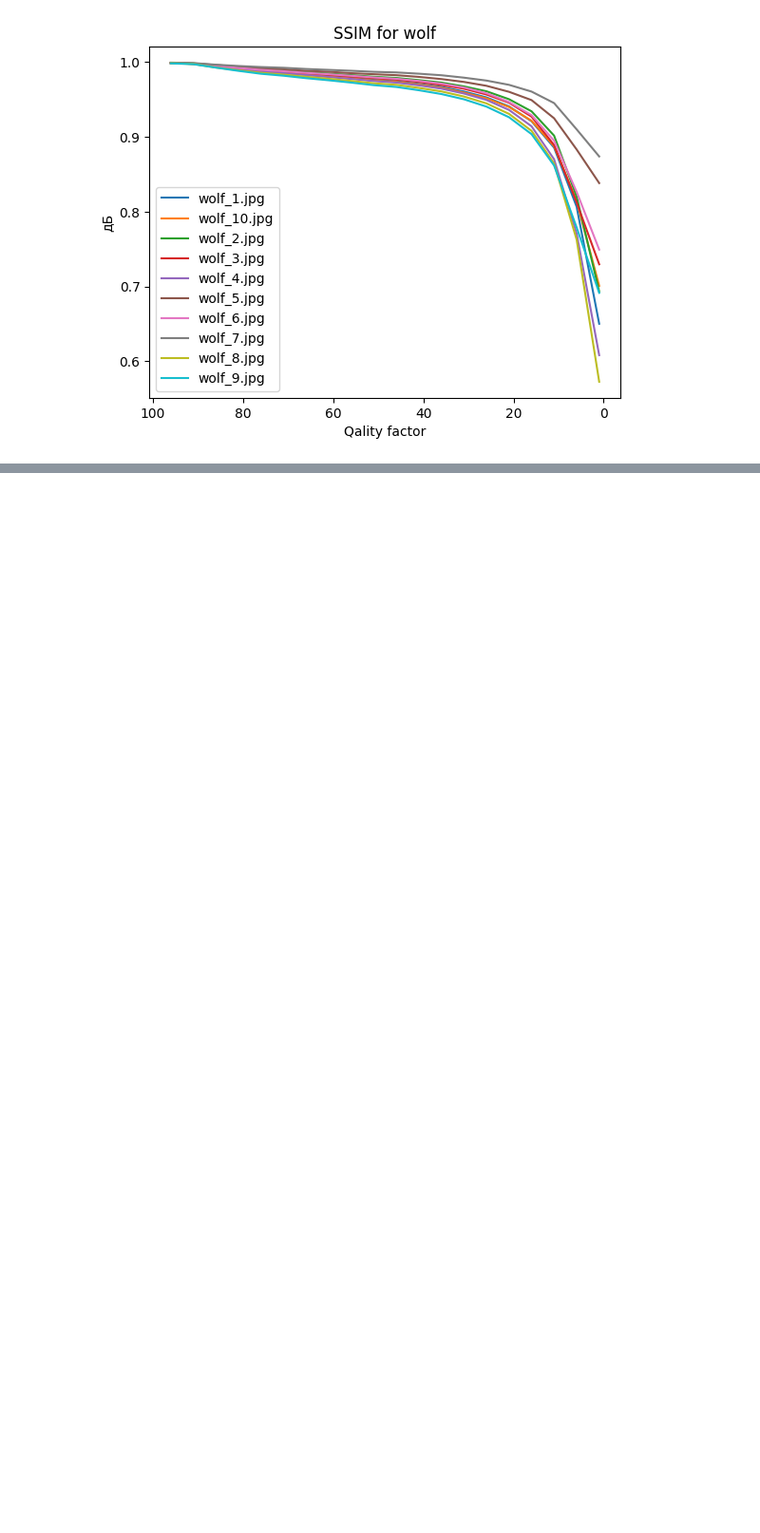
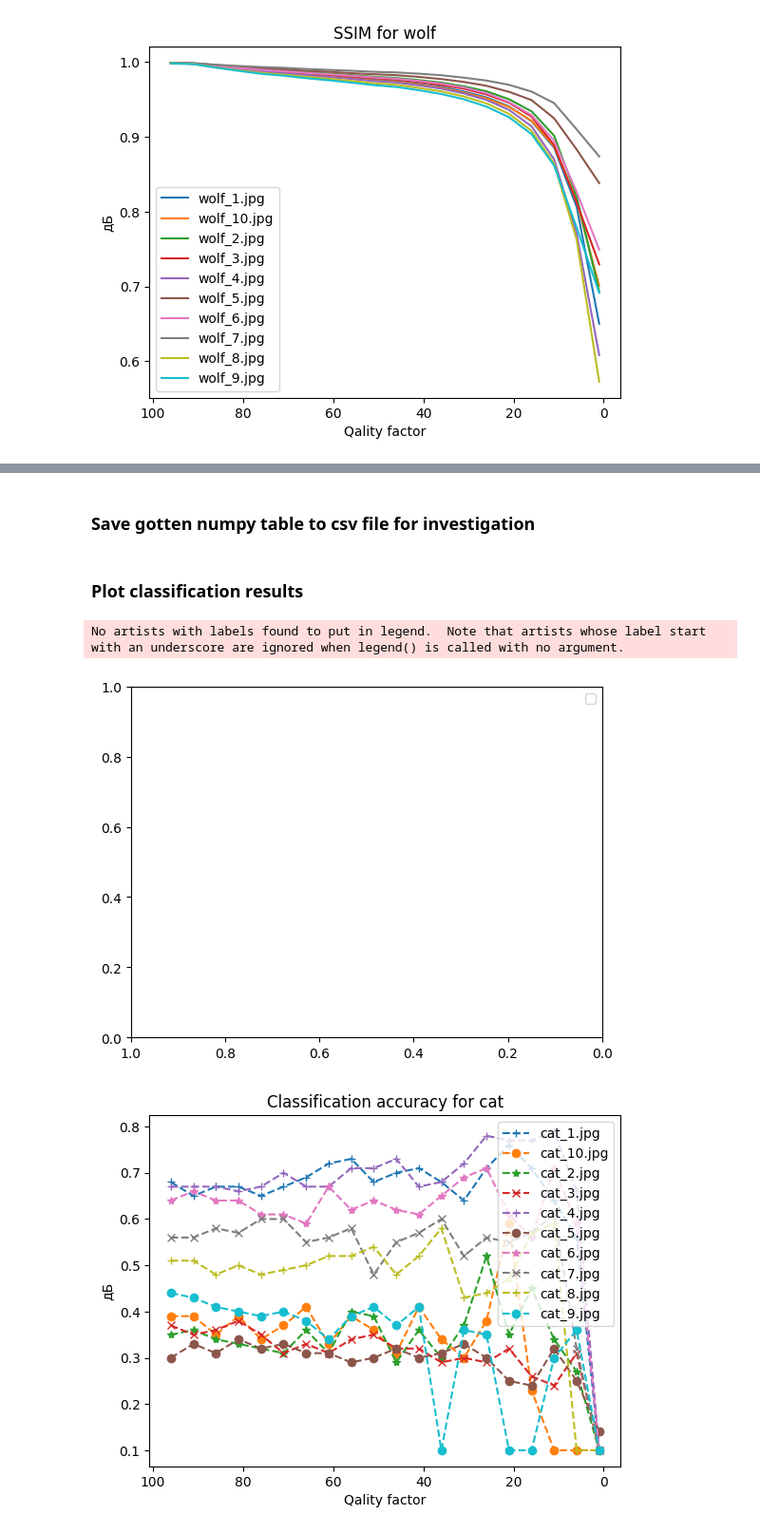
Before and after one commit to mbmoon/mobilen-compression-impact, a Jupyter notebook: MobileNet.ipynb, the cells around one changed output, grey strips where cells are left out. Shown at 95% size. Saved outputs shown, nothing was run; the diff lists cells and outputs as text; code cells hidden in the pictures; blank space fills up the shorter version.

```diff
--- a/MobileNet.ipynb
+++ b/MobileNet.ipynb
@@ -397,0 +483,2 @@ No artists with labels found to put in legend.  Note that artists whose label st
+# %% [markdown]
+### Save gotten numpy table to csv file for investigation
@@ -397,0 +489,59 @@ No artists with labels found to put in legend.  Note that artists whose label st
+# %% [markdown]
+### Plot classification results
+# %%
+qf_label = NET_array[0, 1]
+image_label = NET_array[2, 0]
+class_list = []
+
+markers_list = ['+', 'o', '*', 'x']
+
+markers_loop = cycle(markers_list)
+
+for i in range(2, len(NET_array[2:, 0])+2):
+    image_label = NET_array[i, 0]
+    if image_label.split('_')[0] not in class_list:
+        class_list.append(image_label.split('_')[0])
+
+        plt.gca().invert_xaxis()
+        plt.legend()
+        plt.show()
+
+        # first image
+        x = NET_array[1, 1:].astype(float)
+        y = NET_array[i, 1:].astype(float)
+
+        cubic_interpolation_model = interp1d(x, y, kind = "cubic")
+
+        # Plotting the Graph
+        X_=np.linspace(x.min(), x.max(), 20)
+        Y_=cubic_interpolation_model(X_)
+
+        plt.title(f"Classification accuracy for {image_label.split('_')[0]}")
+        plt.xlabel("Qality factor")
+        plt.ylabel("Probability")
+        #plt.plot(X_,Y_, 'x', linestyle = '--', label = image_label)
+        plt.plot(x,y, marker = next(markers_loop), linestyle = '--', label = image_label)
+    elif image_label.split('_')[0] in class_list:
+        x = NET_array[1, 1:].astype(float)
+        y = NET_array[i, 1:].astype(float)
+
+        cubic_interpolation_model = interp1d(x, y, kind = "cubic")
+
+        # Plotting the Graph
+        X_=np.linspace(x.min(), x.max(), 20)
+        Y_=cubic_interpolation_model(X_)
+
+        plt.title(f"Classification accuracy for {image_label.split('_')[0]}")
+        plt.xlabel("Qality factor")
+        plt.ylabel("дБ")
+        #plt.plot(X_,Y_, 'x', linestyle = '--', label = image_label)
+        plt.plot(x,y, marker = next(markers_loop), linestyle = '--', label = image_label)
+
+# Last group of graphs
+plt.gca().invert_xaxis()
+plt.legend()
+plt.show()
+# %% [output]
+No artists with labels found to put in legend.  Note that artists whose label start with an underscore are ignored when legend() is called with no argument.
+[figure, added]
+[figure, added]
```
Also changed, not shown: parts of 14 cells of this notebook, 1 other file.
